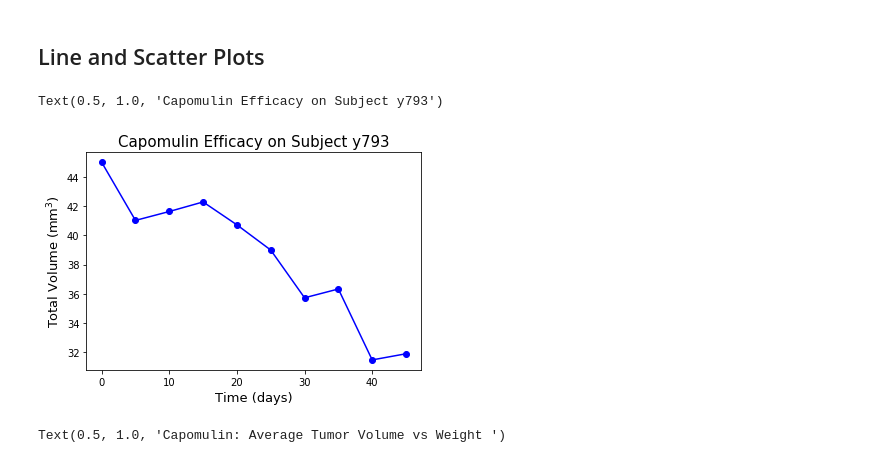
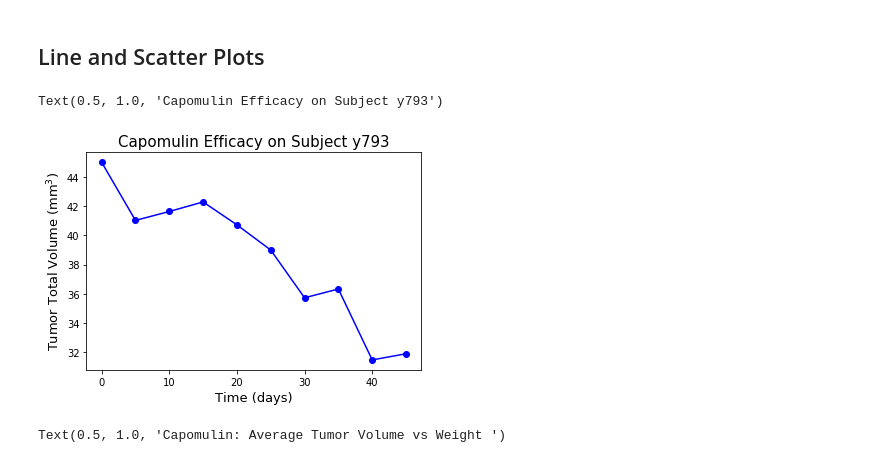
Before and after one commit to giadainnocenti/matplotlib-challenge, a Jupyter notebook: pymaceuticals_starter.ipynb, the cells around one changed output. Saved outputs shown, nothing was run; the diff lists cells and outputs as text; code cells hidden in the pictures.

```diff
--- a/pymaceuticals_starter.ipynb
+++ b/pymaceuticals_starter.ipynb
@@ -51,13 +53,14 @@ print(number_mice, number_mice2)
 249 249
 # %%
 # Getting the duplicate mice by ID number that shows up for Mouse ID and Timepoint.
-duplicated_IDnumber = mouse_study_df[mouse_study_df.duplicated(subset=['Mouse ID','Timepoint'], keep =False)]['Mouse ID'].unique()
+timepoint = 'Timepoint'
+duplicated_IDnumber = mouse_study_df[mouse_study_df.duplicated(subset=[ID,timepoint], keep =False)][ID].unique()
 duplicated_IDnumber
 # %% [output]
 array(['g989'], dtype=object)
 # %%
 # Optional: Get all the data for the duplicate mouse ID.
-duplicated_ID = mouse_study_df[mouse_study_df.duplicated(subset=['Mouse ID','Timepoint'], keep =False)]
+duplicated_ID = mouse_study_df[mouse_study_df.duplicated(subset=[ID,timepoint], keep =False)]
 duplicated_ID
 # %% [output]
 |  | Mouse ID | Drug Regimen | Sex | Age_months | Weight (g) | Timepoint | Tumor Volume (mm3) | ... |
@@ -73,12 +76,8 @@ duplicated_ID
 | 917 | g989 | Propriva | Female | 21 | 26 | 20 | 54.657650 | ... |
 # %%
 # Create a clean DataFrame by dropping the duplicate mouse by its ID.
-#print(duplicated_IDtime['Mouse ID'].unique()[0])
-#mouse_clean_df = mouse_study_df.drop_duplicates(subset=['Mouse ID','Timepoint'],keep=False)
-column_name = 'Mouse ID'
-idx_name = mouse_study_df.loc[ mouse_study_df[column_name] == duplicated_ID[column_name].unique()[0],: ].index
-print(idx_name)
-#mouse_clean_df.reset_index()
-mouse_study_df.drop( index = idx_name, inplace=True)
+
+idx_name = mouse_study_df.loc[ mouse_study_df[ID] == duplicated_ID[ID].unique()[0],: ].index
+mouse_study_df.drop(index = idx_name, inplace=True)
 mouse_study_df
 # %% [output]
@@ -106,9 +104,9 @@ n_mice_clean
 ## Summary Statistics
 # %%
 # Generate a summary statistics table of mean, median, variance, standard deviation, and SEM of the tumor volume for each regimen
-tumor = 'Tumor Volume (mm3)'
-drug = 'Drug Regimen'
-drug_group = mouse_study_df.groupby(drug)[tumor]
+TUMOR = 'Tumor Volume (mm3)'
+DRUG = 'Drug Regimen'
+drug_group = mouse_study_df.groupby(DRUG)[TUMOR]
 
 # Use groupby and summary statistical methods to calculate the following properties of each drug regimen:
 # mean, median, variance, standard deviation, and SEM of the tumor volume.
@@ -284,17 +281,16 @@ Text(0.5, 1.0, 'Final Tumor Volume by Drug')
 ## Line and Scatter Plots
 # %%
 # Generate a line plot of tumor volume vs. time point for a mouse treated with Capomulin
-#print(mouse_study_df.groupby('Drug Regimen')['Tumor Volume (mm3)','Mouse ID'].max()) y793
-y793 = mouse_study_df.loc[mouse_study_df['Mouse ID']== 'y793']
+y793 = mouse_study_df.loc[mouse_study_df[ID]== 'y793']
 
 fig, ax = plt.subplots()
-ax.plot(y793['Timepoint'], y793['Tumor Volume (mm3)'], '-b', marker='o')
-ax.set_ylabel('Total Volume (mm$^3$)',fontsize=(13))
+ax.plot(y793[timepoint], y793[TUMOR], '-b', marker='o')
+ax.set_ylabel('Tumor Total Volume (mm$^3$)',fontsize=(13))
 ax.set_xlabel('Time (days)',fontsize=(13))
 plt.title('Capomulin Efficacy on Subject y793', fontsize=(15))
 # %% [output]
 Text(0.5, 1.0, 'Capomulin Efficacy on Subject y793')
-[figure, old version]
+[figure, new version]
 # %%
 # Generate a scatter plot of average tumor volume vs. mouse weight for the Capomulin regimen
 chosen_drug = 'Capomulin'
```
Also changed, not shown: parts of 10 cells of this notebook.
